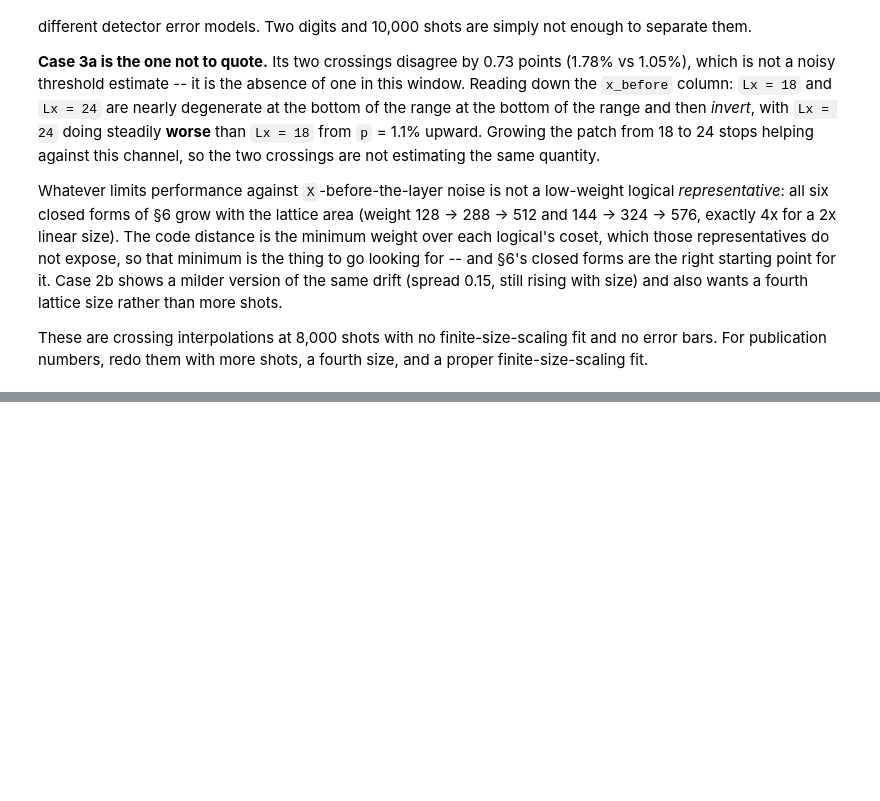
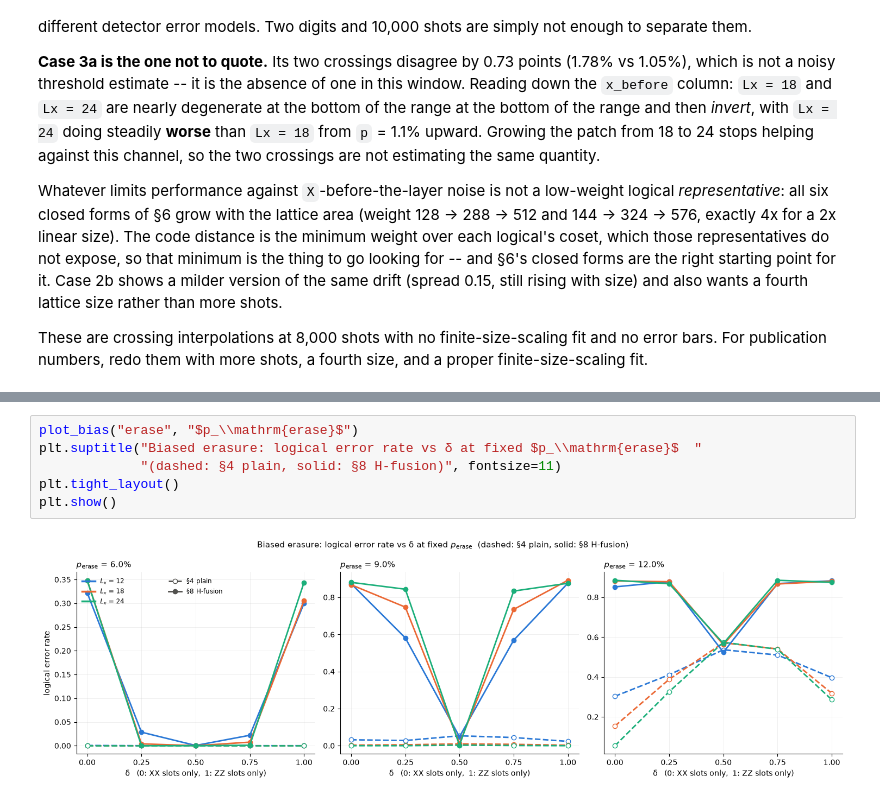
Before and after one commit to anxious-pineapple/Errors-in-FBQC-Code, a Jupyter notebook: Code/HexagonMOD2_fbqc_walkthrough.ipynb, the cells around one changed output, grey strips where cells are left out. Saved outputs shown, nothing was run; the diff lists cells and outputs as text; blank space fills up the shorter version.

```diff
--- a/Code/HexagonMOD2_fbqc_walkthrough.ipynb
+++ b/Code/HexagonMOD2_fbqc_walkthrough.ipynb
@@ -1559,0 +2448,8 @@ size, and a proper finite-size-scaling fit.
+# %%
+plot_bias("erase", "$p_\\mathrm{erase}$")
+plt.suptitle("Biased erasure: logical error rate vs δ at fixed $p_\\mathrm{erase}$  "
+             "(dashed: §4 plain, solid: §8 H-fusion)", fontsize=11)
+plt.tight_layout()
+plt.show()
+# %% [output]
+[figure, added]
```
Also changed, not shown: parts of 39 cells of this notebook, 26 other files.
